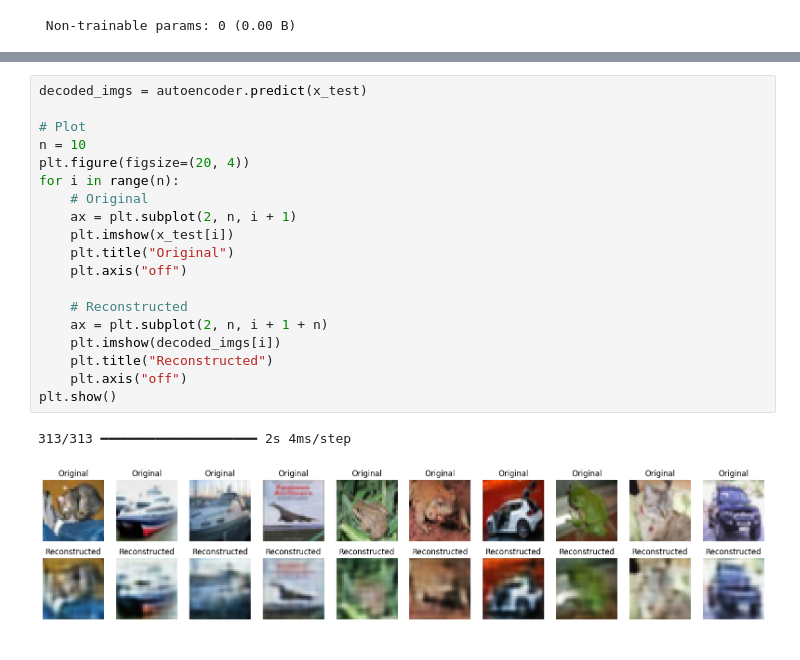
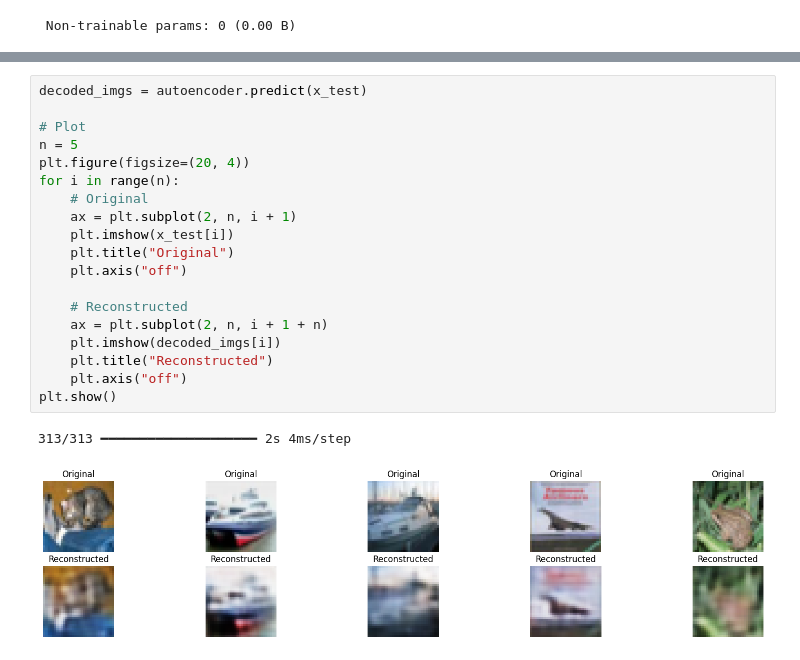
Before and after one commit to muhammadnouman911/Autoencoder, a Jupyter notebook: CIFAR_10_Autoencoder.ipynb, the cells around one changed output, grey strips where cells are left out. Cells and saved outputs as stored; diff of their text form.

```diff
--- a/CIFAR_10_Autoencoder.ipynb
+++ b/CIFAR_10_Autoencoder.ipynb
@@ -99,22 +99,22 @@ Epoch 20/20
 # %%
 decoded_imgs = autoencoder.predict(x_test)
 
 # Plot
-n = 10
+n = 5
 plt.figure(figsize=(20, 4))
 for i in range(n):
     # Original
     ax = plt.subplot(2, n, i + 1)
     plt.imshow(x_test[i])
     plt.title("Original")
     plt.axis("off")
 
     # Reconstructed
     ax = plt.subplot(2, n, i + 1 + n)
     plt.imshow(decoded_imgs[i])
     plt.title("Reconstructed")
     plt.axis("off")
 plt.show()
 # %% [output]
 313/313 ━━━━━━━━━━━━━━━━━━━━ 2s 4ms/step
-[figure, old version]
+[figure, new version]
```
Also changed, not shown: parts of 2 cells of this notebook.
